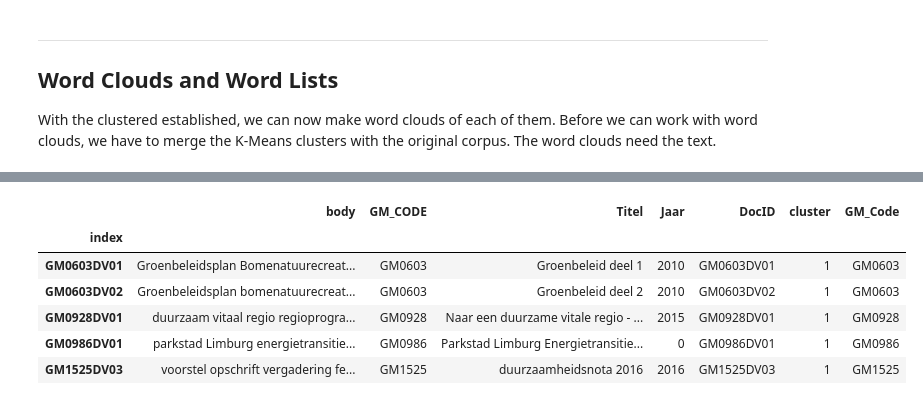
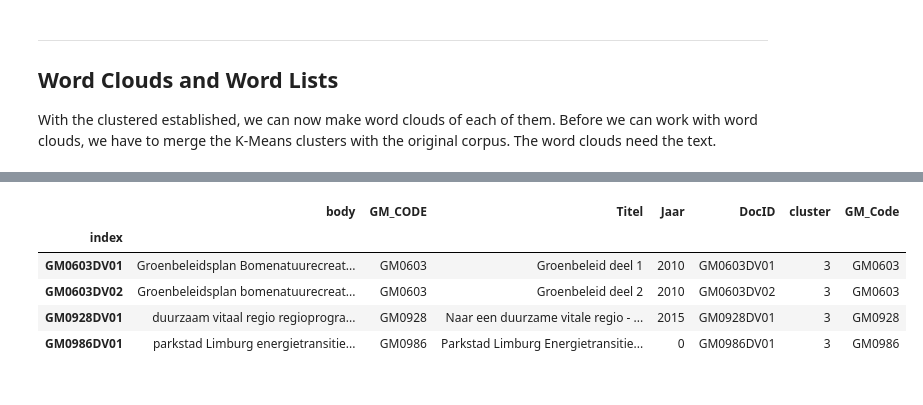
Before and after one commit to kjkoster/execute-enexis, a Jupyter notebook: notebooks/06 enexis doc2vec.ipynb, the cells around one changed output, grey strips where cells are left out. Drawn from its saved outputs; the diff is of its cells as text; code cells hidden in the pictures.

```diff
--- a/notebooks/06 enexis doc2vec.ipynb
+++ b/notebooks/06 enexis doc2vec.ipynb
@@ -469,13 +484,12 @@ Name: 0, dtype: float64
 # %%
-corpus_with_cluster[corpus_with_cluster['cluster'] == 1]
+corpus_with_cluster[corpus_with_cluster['cluster'] == 3]
 # %% [output]
 |  | body | GM_CODE | Titel | Jaar | DocID | cluster | GM_Code |
 | index |  |  |  |  |  |  |  |
-| GM0603DV01 | Groenbeleidsplan Bomenatuurecreat... | GM0603 | Groenbeleid deel 1 | 2010 | GM0603DV01 | 1 | GM0603 |
-| GM0603DV02 | Groenbeleidsplan bomenatuurecreat... | GM0603 | Groenbeleid deel 2 | 2010 | GM0603DV02 | 1 | GM0603 |
-| GM0928DV01 | duurzaam vitaal regio regioprogra... | GM0928 | Naar een duurzame vitale regio - ... | 2015 | GM0928DV01 | 1 | GM0928 |
-| GM0986DV01 | parkstad Limburg energietransitie... | GM0986 | Parkstad Limburg Energietransitie... | 0 | GM0986DV01 | 1 | GM0986 |
-| GM1525DV03 | voorstel opschrift vergadering fe... | GM1525 | duurzaamheidsnota 2016 | 2016 | GM1525DV03 | 1 | GM1525 |
+| GM0603DV01 | Groenbeleidsplan Bomenatuurecreat... | GM0603 | Groenbeleid deel 1 | 2010 | GM0603DV01 | 3 | GM0603 |
+| GM0603DV02 | Groenbeleidsplan bomenatuurecreat... | GM0603 | Groenbeleid deel 2 | 2010 | GM0603DV02 | 3 | GM0603 |
+| GM0928DV01 | duurzaam vitaal regio regioprogra... | GM0928 | Naar een duurzame vitale regio - ... | 2015 | GM0928DV01 | 3 | GM0928 |
+| GM0986DV01 | parkstad Limburg energietransitie... | GM0986 | Parkstad Limburg Energietransitie... | 0 | GM0986DV01 | 3 | GM0986 |
 # %%
 corpus_with_cluster['cluster'].value_counts().sort_index()
 # %% [output]
```
Also changed, not shown: parts of 17 cells of this notebook, 3 other files.
